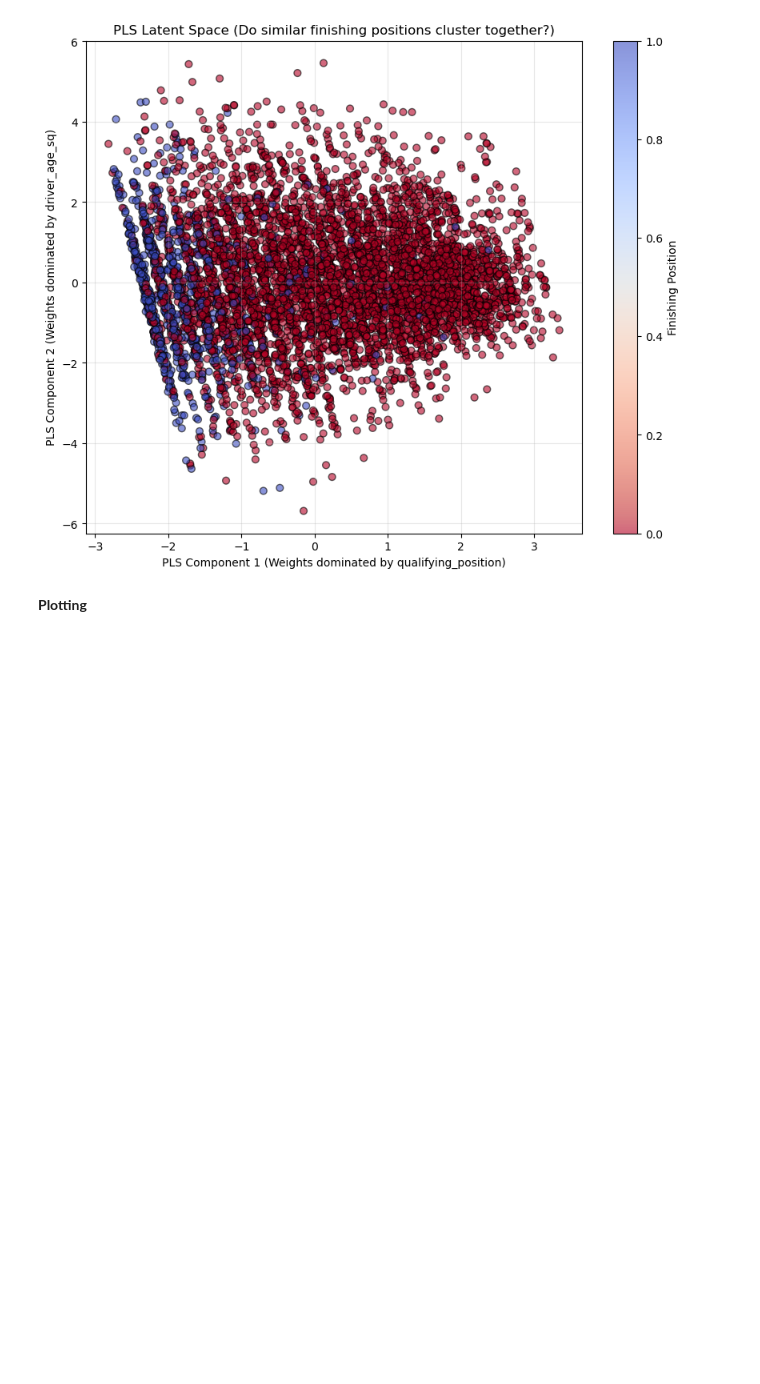
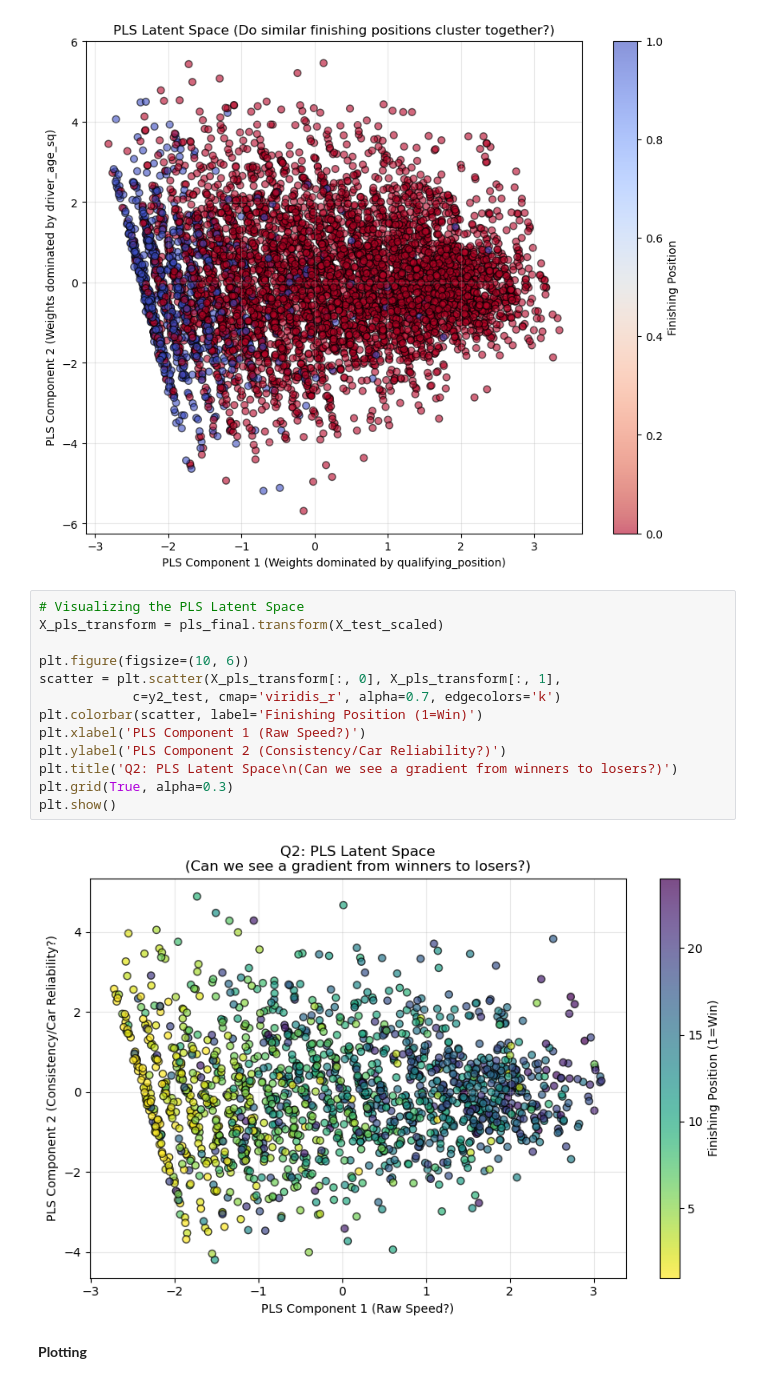
Before and after one commit to shehzanwar/DMSL7406, a Jupyter notebook: Project/f1_proj.ipynb, the cells around one changed output. Saved outputs shown, nothing was run; the diff lists cells and outputs as text; blank space fills up the shorter version.

```diff
--- a/Project/f1_proj.ipynb
+++ b/Project/f1_proj.ipynb
@@ -402,6 +402,21 @@ plt.grid(True, alpha=0.3)
 plt.show()
 # %% [output]
 [figure]
+# %%
+# Visualizing the PLS Latent Space
+X_pls_transform = pls_final.transform(X_test_scaled)
+
+plt.figure(figsize=(10, 6))
+scatter = plt.scatter(X_pls_transform[:, 0], X_pls_transform[:, 1],
+            c=y2_test, cmap='viridis_r', alpha=0.7, edgecolors='k')
+plt.colorbar(scatter, label='Finishing Position (1=Win)')
+plt.xlabel('PLS Component 1 (Raw Speed?)')
+plt.ylabel('PLS Component 2 (Consistency/Car Reliability?)')
+plt.title('Q2: PLS Latent Space\n(Can we see a gradient from winners to losers?)')
+plt.grid(True, alpha=0.3)
+plt.show()
+# %% [output]
+[figure, added]
 # %% [markdown]
 **Plotting**
 # %%
```
Also changed, not shown: parts of 3 cells of this notebook.
